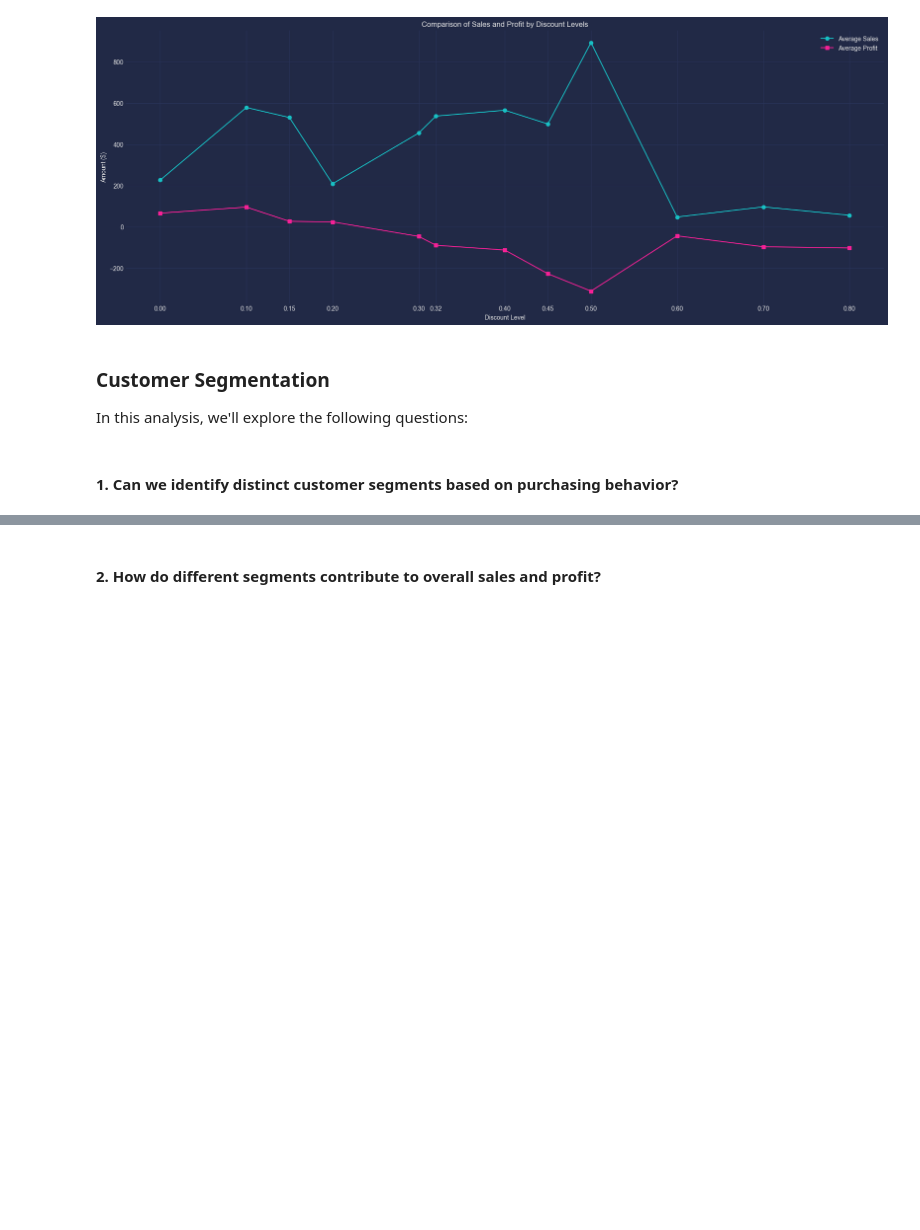
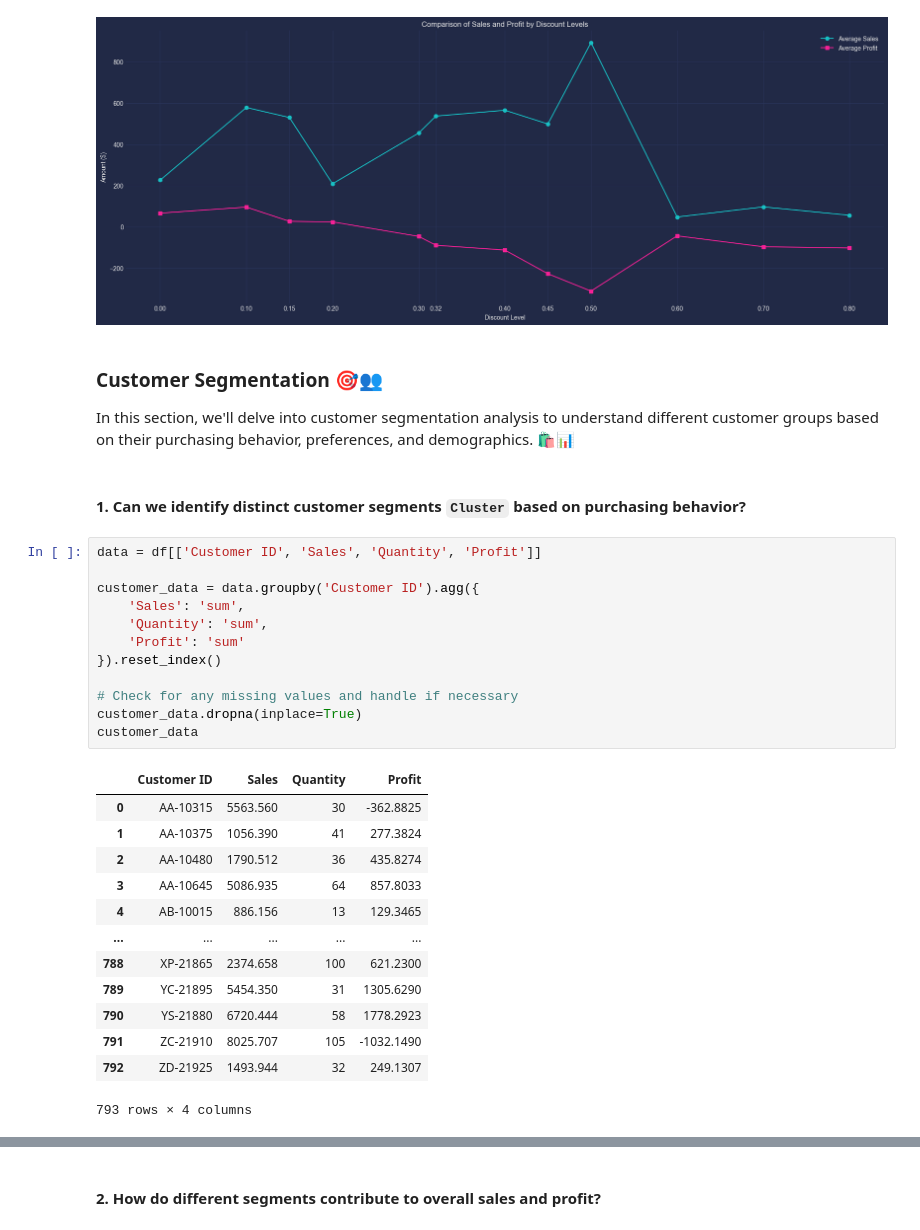
Before and after one commit to MahmoudNamNam/Data-Analysis-Projects, a Jupyter notebook: SuperStore/SuperStore.ipynb, the cells around one changed output, grey strips where cells are left out. Drawn from its saved outputs; the diff is of its cells as text; blank space fills up the shorter version.

```diff
--- a/SuperStore/SuperStore.ipynb
+++ b/SuperStore/SuperStore.ipynb
@@ -794,9 +796,35 @@ plt.grid(True)
 plt.show()
 # %% [output]
 [figure]
-# %% [markdown]
-### Customer Segmentation
-
-In this analysis, we'll explore the following questions:
+# %% [markdown]
+### Customer Segmentation 🎯👥
+
+In this section, we'll delve into customer segmentation analysis to understand different customer groups based on their purchasing behavior, preferences, and demographics. 🛍️📊
 # %% [markdown]
-#### 1. Can we identify distinct customer segments based on purchasing behavior?
+#### 1. Can we identify distinct customer segments `Cluster` based on purchasing behavior?
+# %%
+data = df[['Customer ID', 'Sales', 'Quantity', 'Profit']]
+
+customer_data = data.groupby('Customer ID').agg({
+    'Sales': 'sum',
+    'Quantity': 'sum',
+    'Profit': 'sum'
+}).reset_index()
+
+# Check for any missing values and handle if necessary
+customer_data.dropna(inplace=True)
+customer_data
+# %% [output]
+|  | Customer ID | Sales | Quantity | Profit |
+| 0 | AA-10315 | 5563.560 | 30 | -362.8825 |
+| 1 | AA-10375 | 1056.390 | 41 | 277.3824 |
+| 2 | AA-10480 | 1790.512 | 36 | 435.8274 |
+| 3 | AA-10645 | 5086.935 | 64 | 857.8033 |
+| 4 | AB-10015 | 886.156 | 13 | 129.3465 |
+| ... | ... | ... | ... | ... |
+| 788 | XP-21865 | 2374.658 | 100 | 621.2300 |
+| 789 | YC-21895 | 5454.350 | 31 | 1305.6290 |
+| 790 | YS-21880 | 6720.444 | 58 | 1778.2923 |
+| 791 | ZC-21910 | 8025.707 | 105 | -1032.1490 |
+| 792 | ZD-21925 | 1493.944 | 32 | 249.1307 |
+793 rows × 4 columns
```
Also changed, not shown: parts of 25 cells of this notebook.
